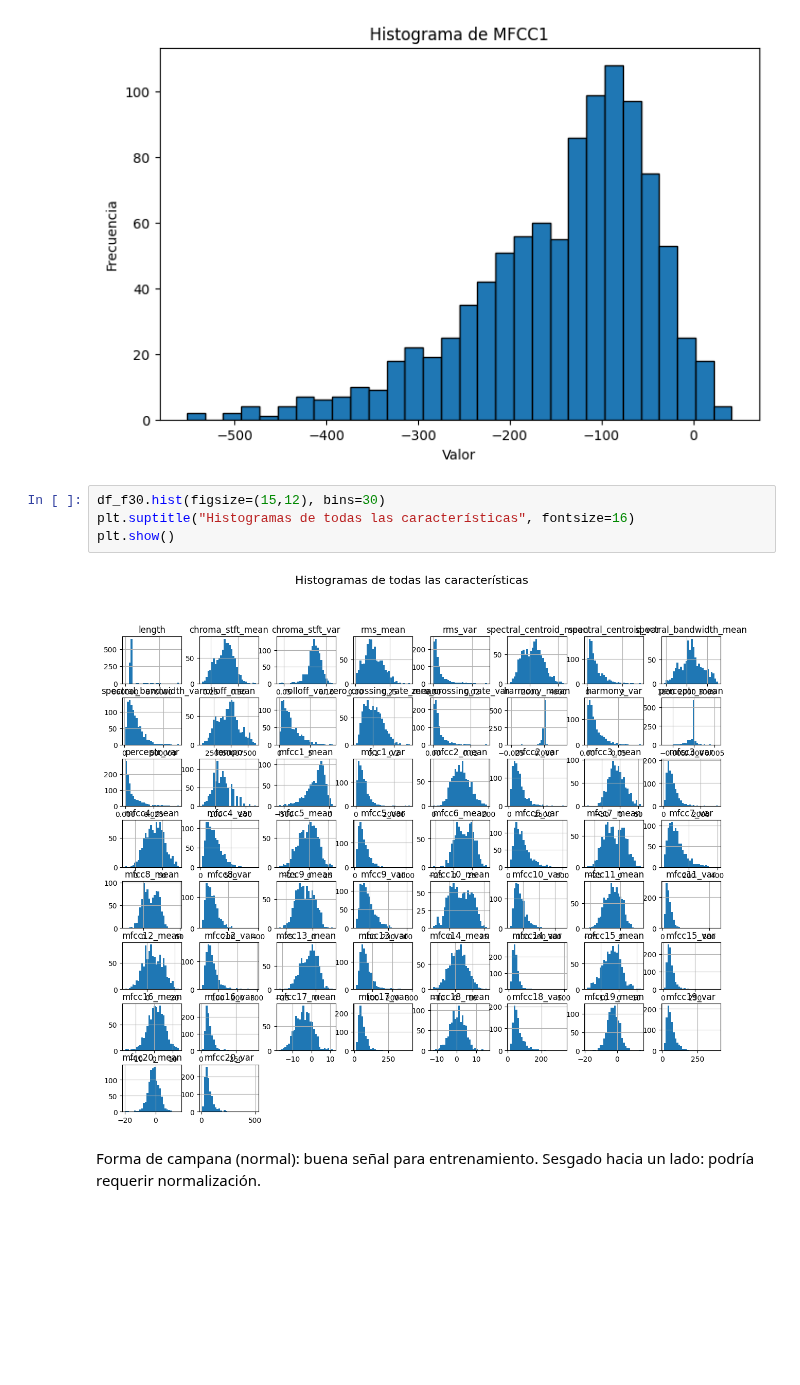
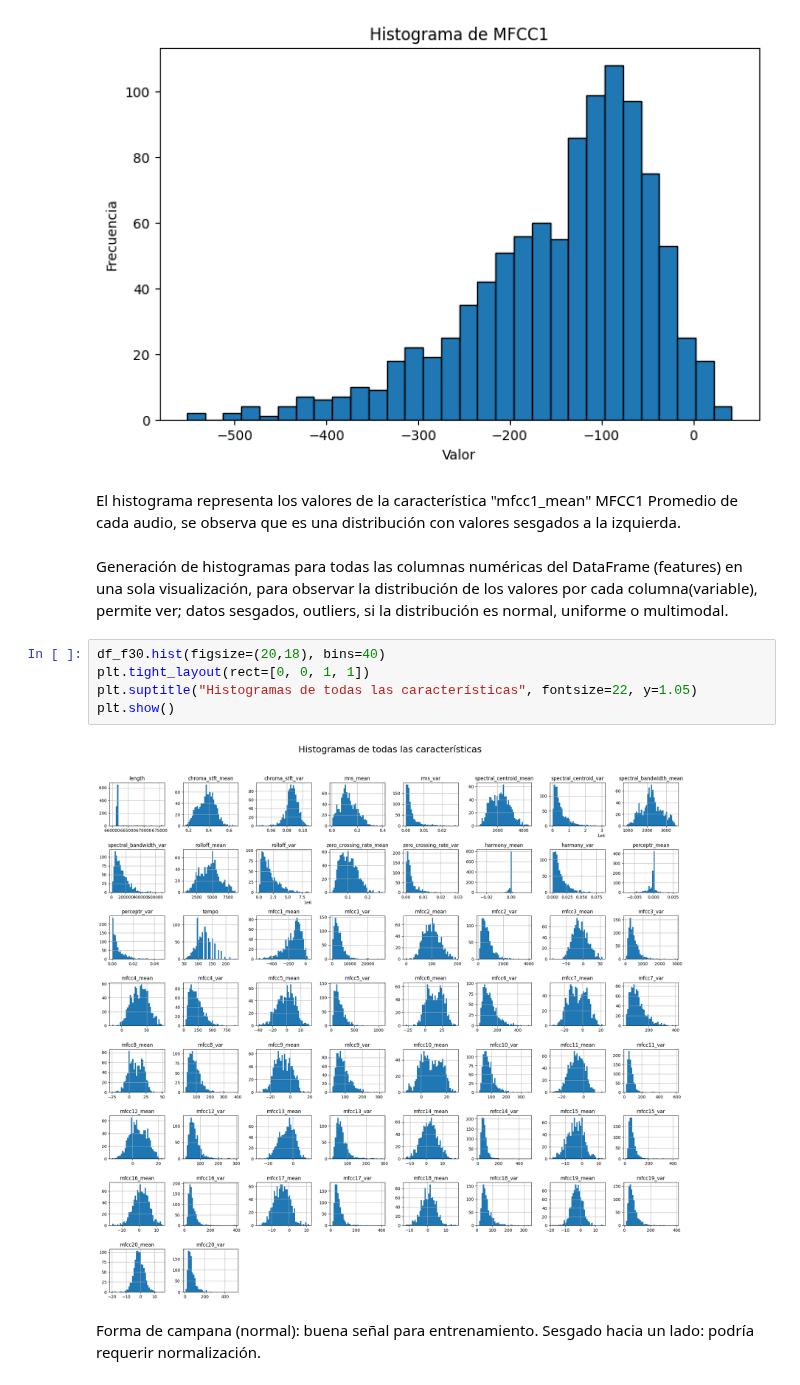
Before and after one commit to gdesirena/HyAIA_Repositorio_Clase, a Jupyter notebook: Proyecto_Final/Proyecto Final (Clasificación de Generos de Música).ipynb, the cells around one changed output. Drawn from its saved outputs; the diff is of its cells as text; blank space fills up the shorter version.

```diff
--- a/Proyecto_Final/Proyecto Final (Clasificación de Generos de Música).ipynb
+++ b/Proyecto_Final/Proyecto Final (Clasificación de Generos de Música).ipynb
@@ -459,12 +483,17 @@ plt.ylabel("Frecuencia")
 plt.show()
 # %% [output]
 [figure]
+# %% [markdown]
+El histograma representa los valores de la característica "mfcc1_mean" MFCC1 Promedio de cada audio, se observa que es una distribución con valores sesgados a la izquierda.
+# %% [markdown]
+Generación de histogramas para todas las columnas numéricas del DataFrame (features) en una sola visualización, para observar la distribución de los valores por cada columna(variable), permite ver; datos sesgados, outliers, si la distribución es normal, uniforme o multimodal.
 # %%
-df_f30.hist(figsize=(15,12), bins=30)
-plt.suptitle("Histogramas de todas las características", fontsize=16)
+df_f30.hist(figsize=(20,18), bins=40)
+plt.tight_layout(rect=[0, 0, 1, 1])
+plt.suptitle("Histogramas de todas las características", fontsize=22, y=1.05)
 plt.show()
 # %% [output]
-[figure, old version]
+[figure, new version]
 # %% [markdown]
 Forma de campana (normal): buena señal para entrenamiento.
 Sesgado hacia un lado: podría requerir normalización.
```
Also changed, not shown: parts of 30 cells of this notebook.
